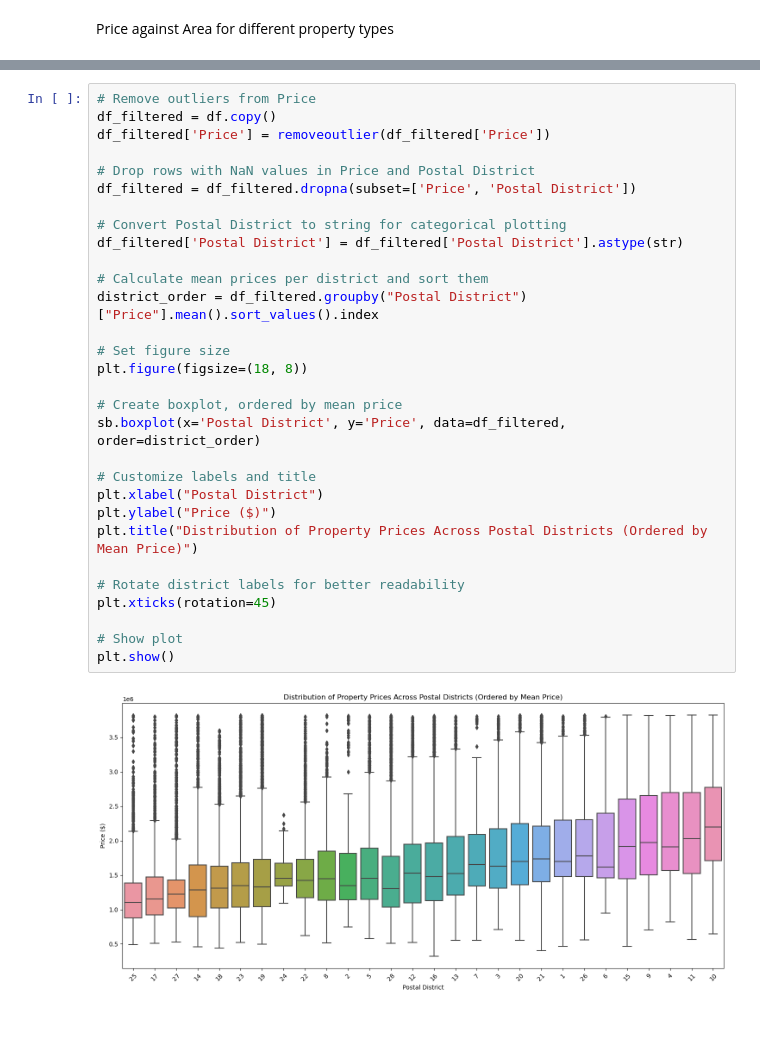
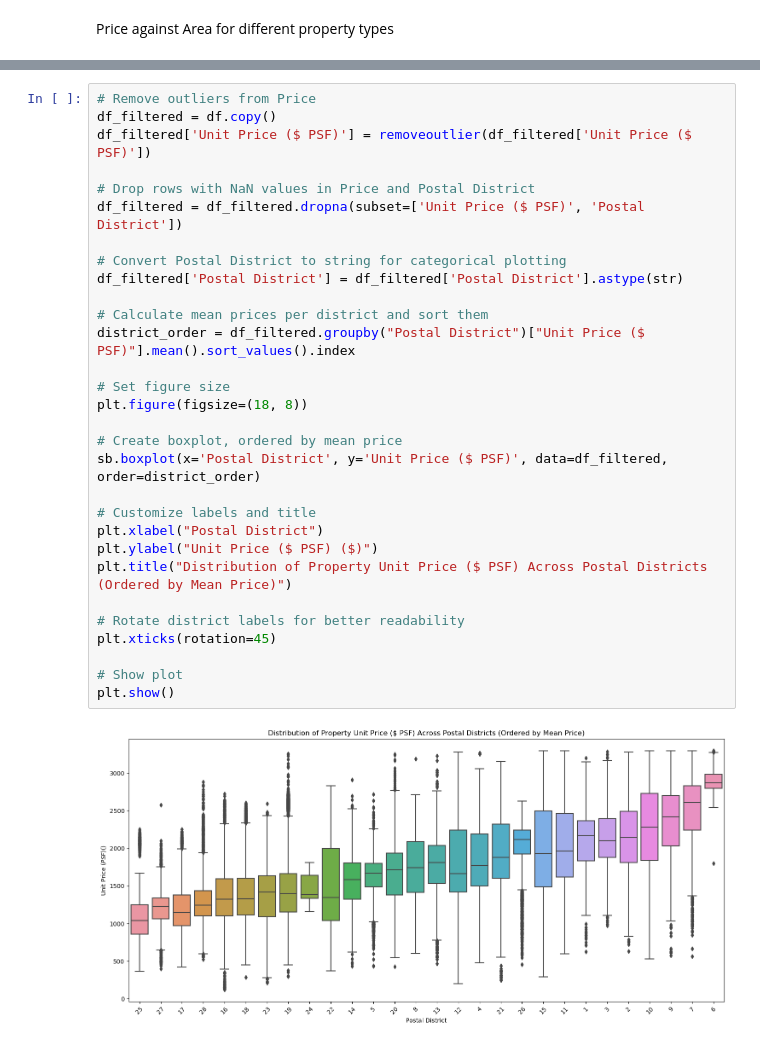
Before and after one commit to feliciahxy/SC1015-DSAI-project, a Jupyter notebook: EDA/EDA.ipynb, the cells around one changed output, grey strips where cells are left out. Cells and saved outputs as stored; diff of their text form.

```diff
--- a/EDA/EDA.ipynb
+++ b/EDA/EDA.ipynb
@@ -279,35 +279,35 @@ plt.show()
 # %%
 # Remove outliers from Price
 df_filtered = df.copy()
-df_filtered['Price'] = removeoutlier(df_filtered['Price'])
+df_filtered['Unit Price ($ PSF)'] = removeoutlier(df_filtered['Unit Price ($ PSF)'])
 
 # Drop rows with NaN values in Price and Postal District
-df_filtered = df_filtered.dropna(subset=['Price', 'Postal District'])
+df_filtered = df_filtered.dropna(subset=['Unit Price ($ PSF)', 'Postal District'])
 
 # Convert Postal District to string for categorical plotting
 df_filtered['Postal District'] = df_filtered['Postal District'].astype(str)
 
 # Calculate mean prices per district and sort them
-district_order = df_filtered.groupby("Postal District")["Price"].mean().sort_values().index
+district_order = df_filtered.groupby("Postal District")["Unit Price ($ PSF)"].mean().sort_values().index
 
 # Set figure size
 plt.figure(figsize=(18, 8))
 
 # Create boxplot, ordered by mean price
-sb.boxplot(x='Postal District', y='Price', data=df_filtered, order=district_order)
+sb.boxplot(x='Postal District', y='Unit Price ($ PSF)', data=df_filtered, order=district_order)
 
 # Customize labels and title
 plt.xlabel("Postal District")
-plt.ylabel("Price ($)")
-plt.title("Distribution of Property Prices Across Postal Districts (Ordered by Mean Price)")
+plt.ylabel("Unit Price ($ PSF) ($)")
+plt.title("Distribution of Property Unit Price ($ PSF) Across Postal Districts (Ordered by Mean Price)")
 
 # Rotate district labels for better readability
 plt.xticks(rotation=45)
 
 # Show plot
 plt.show()
 # %% [output]
-[figure, old version]
+[figure, new version]
 # %%
 # Remove outliers from Price
 df_filtered = df.copy()
```
Also changed, not shown: parts of 4 cells of this notebook.
